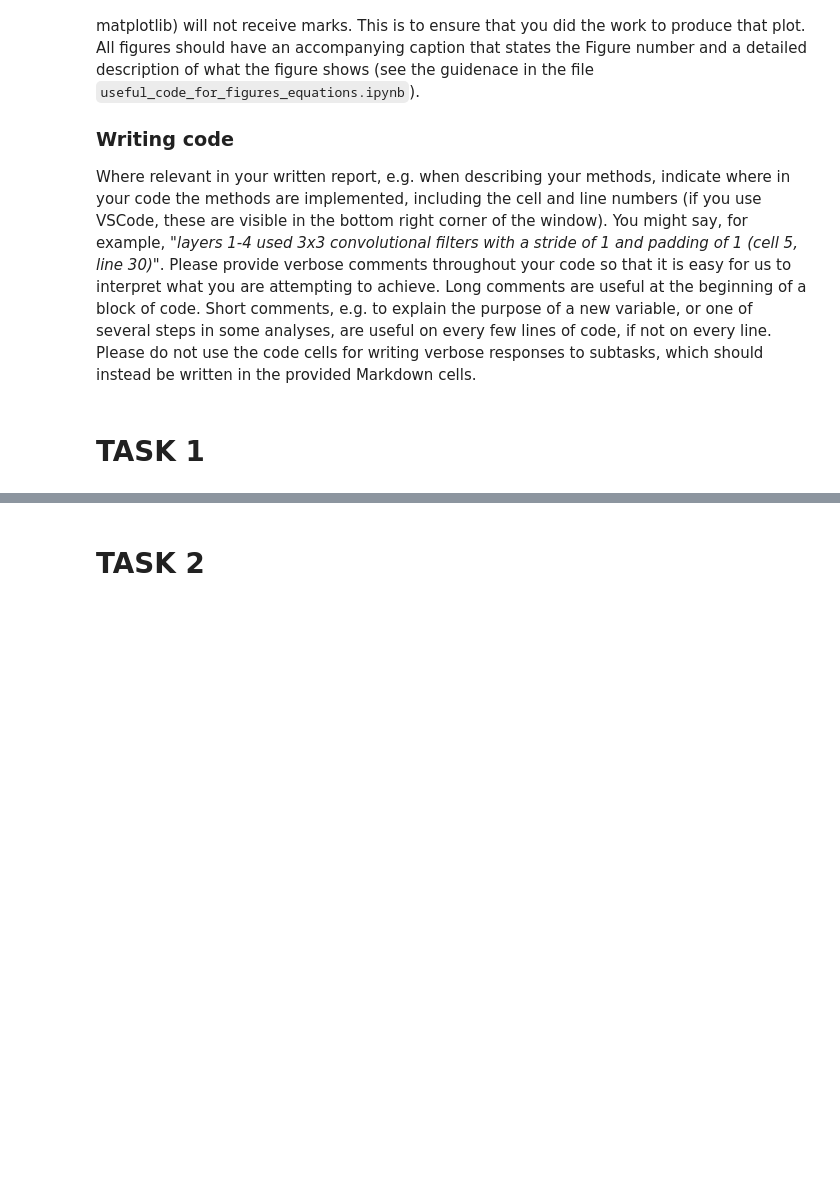
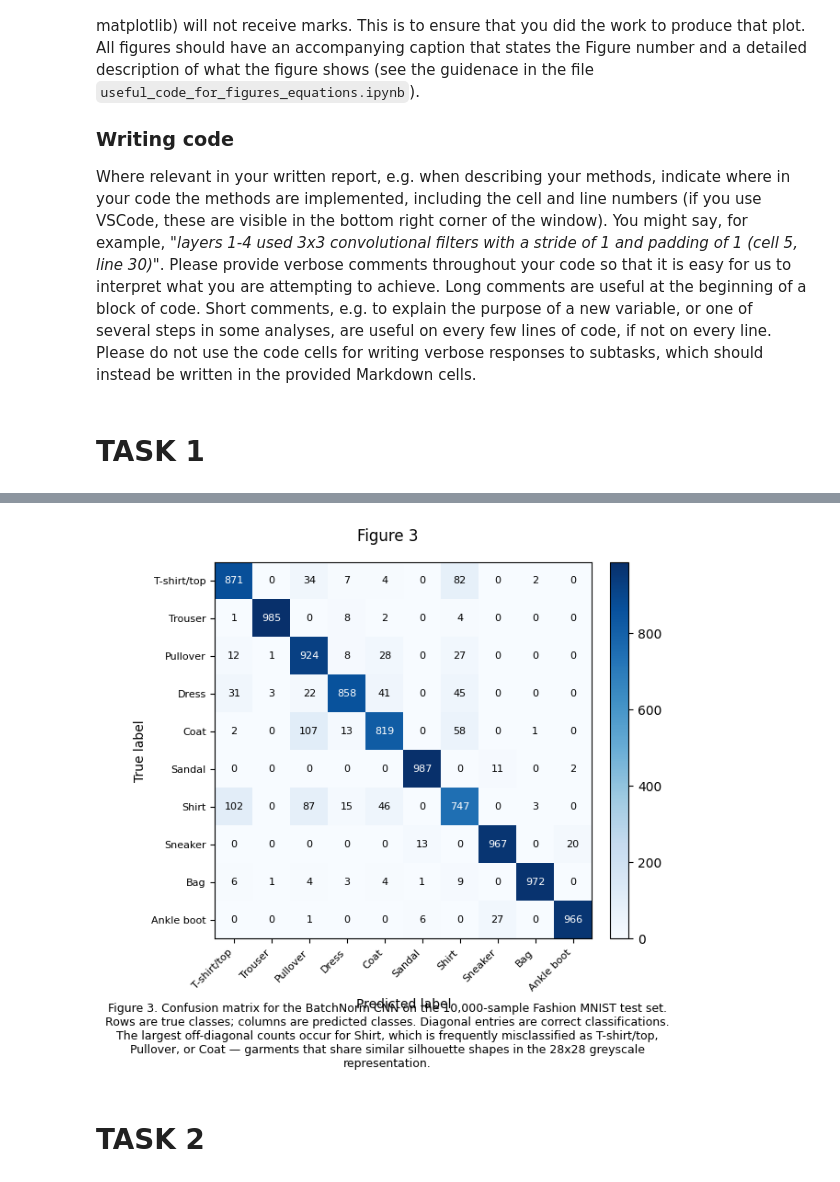
Before and after one commit to Noah-To/NN-Draft, a Jupyter notebook: XXXXXX.ipynb, the cells around one changed output, grey strips where cells are left out. Saved outputs shown, nothing was run; the diff lists cells and outputs as text; code cells hidden in the pictures; blank space fills up the shorter version.

```diff
--- a/XXXXXX.ipynb
+++ b/XXXXXX.ipynb
@@ -27,0 +403,76 @@ Where relevant in your written report, e.g. when describing your methods, indica
+# %%
+
+# Test-set evaluation for both models
+criterion = nn.CrossEntropyLoss()
+
+test_loss_bl, test_acc_bl = evaluate(model_baseline, test_loader, criterion)
+test_loss_bn, test_acc_bn = evaluate(model_bn,       test_loader, criterion)
+
+print("Test-set results:")
+print(f"  Baseline CNN  — loss: {test_loss_bl:.4f}   accuracy: {test_acc_bl*100:.2f}%")
+print(f"  BatchNorm CNN — loss: {test_loss_bn:.4f}   accuracy: {test_acc_bn*100:.2f}%")
+
+# Per-class accuracy for the BatchNorm model
+correct_per_class = {c: 0 for c in CLASSES}
+total_per_class   = {c: 0 for c in CLASSES}
+all_preds, all_labels_list = [], []
+
+model_bn.eval()
+with torch.no_grad():
+    for images, labels in test_loader:
+        images, labels = images.to(device), labels.to(device)
+        outputs = model_bn(images)
+        _, predicted = torch.max(outputs, 1)
+
+        all_preds.extend(predicted.cpu().numpy())
+        all_labels_list.extend(labels.cpu().numpy())
+
+        for lbl, pred in zip(labels, predicted):
+            cls = CLASSES[lbl.item()]
+            total_per_class[cls] += 1
+            if lbl == pred:
+                correct_per_class[cls] += 1
+
+print("\nPer-class test accuracy (BatchNorm CNN):")
+for cls in CLASSES:
+    acc = 100 * correct_per_class[cls] / total_per_class[cls]
+    print(f"  {cls:15s}: {acc:.1f}%")
+
+# Figure 3: confusion matrix
+cm = confusion_matrix(all_labels_list, all_preds)
+
+figWidth  = 16.
+figHeight = 14.
+fig, ax = plt.subplots(figsize=tuple(np.array((figWidth, figHeight)) / 2.54))
+
+fig.suptitle('Figure 3')
+
+im = ax.imshow(cm, interpolation='nearest', cmap='Blues')
+plt.colorbar(im, ax=ax, fraction=0.046, pad=0.04)
+
+# Annotate each cell with its count; white text on dark cells for readability
+thresh = cm.max() / 2.0
+for i in range(cm.shape[0]):
+    for j in range(cm.shape[1]):
+        ax.text(j, i, str(cm[i, j]), ha='center', va='center', fontsize=8,
+                color='white' if cm[i, j] > thresh else 'black')
+
+tick_marks = np.arange(len(CLASSES))
+ax.set_xticks(tick_marks)
+ax.set_yticks(tick_marks)
+ax.set_xticklabels(CLASSES, rotation=45, ha='right', fontsize=8)
+ax.set_yticklabels(CLASSES, fontsize=8)
+ax.set_xlabel('Predicted label')
+ax.set_ylabel('True label')
+
+txt = ("Figure 3. Confusion matrix for the BatchNorm CNN on the 10,000-sample Fashion MNIST "
+       "test set. Rows are true classes; columns are predicted classes. Diagonal entries are "
+       "correct classifications. The largest off-diagonal counts occur for Shirt, which is "
+       "frequently misclassified as T-shirt/top, Pullover, or Coat — garments that share "
+       "similar silhouette shapes in the 28x28 greyscale representation.")
+plt.figtext(0.5, -0.08, txt, wrap=True, horizontalalignment='center', fontsize=9)
+
+plt.tight_layout()
+plt.savefig('task1_confusion.png', dpi=150, bbox_inches='tight')
+plt.show()
+# %% [output]
@@ -28,3 +494,4 @@ Where relevant in your written report, e.g. when describing your methods, indica
+[figure, added]
 # %% [markdown]
 # TASK 2 <ignore>
 # %% [markdown]
```
Also changed, not shown: parts of 8 cells of this notebook, 11 other files.
